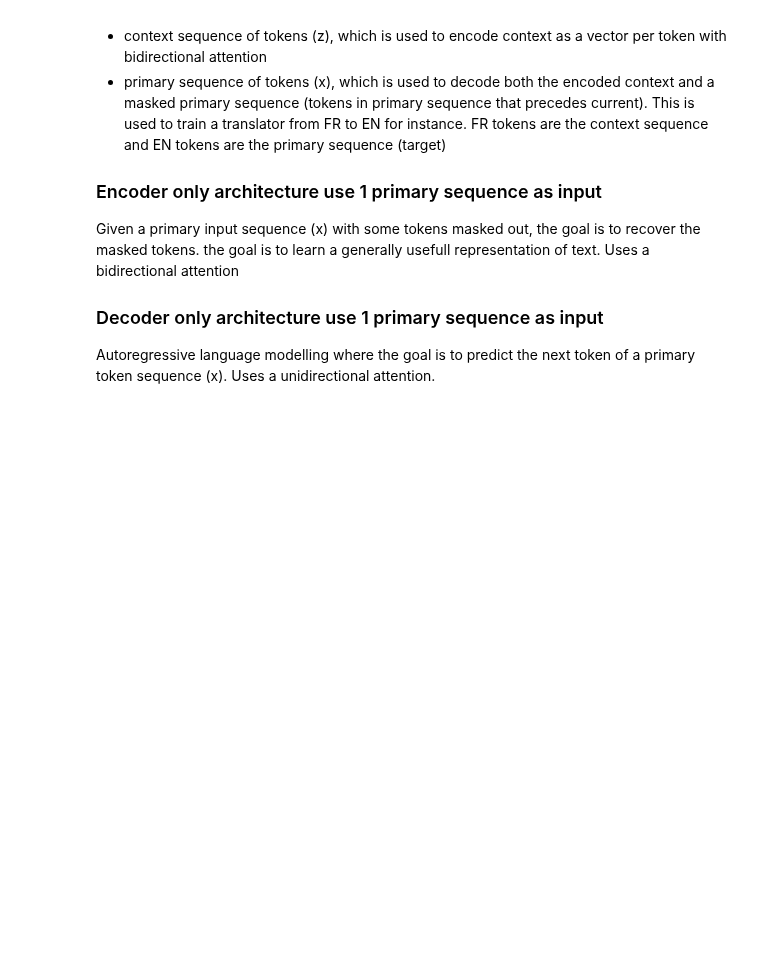
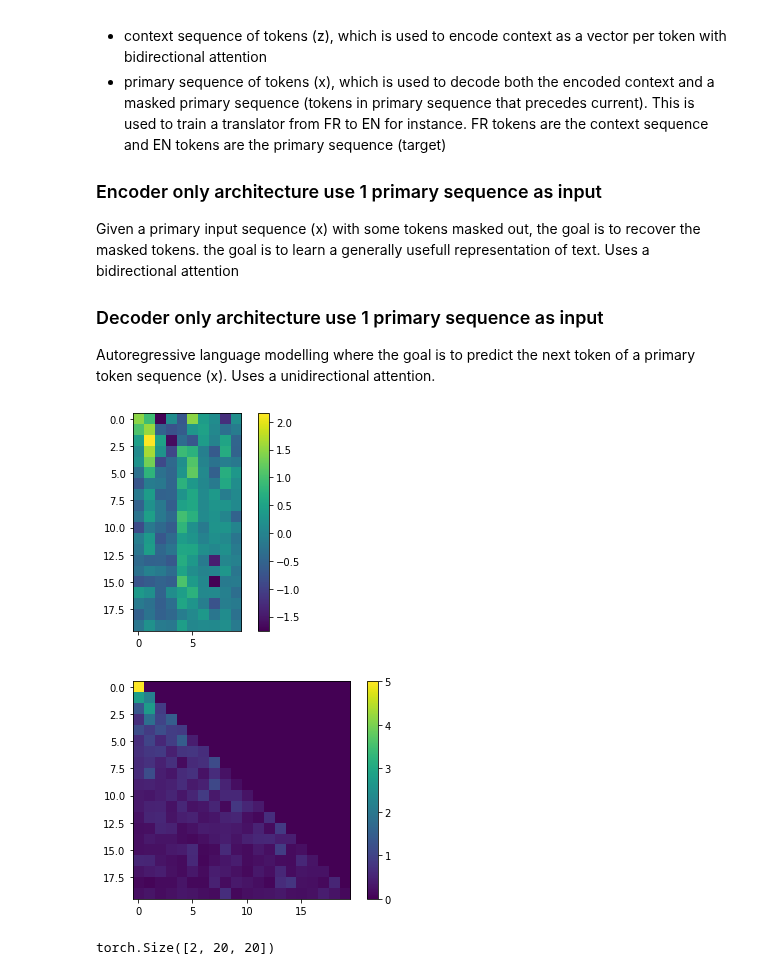
Before and after one commit to jean-kunz/transformer_implementations, a Jupyter notebook: notebooks/components.ipynb, the cells around one changed output. Drawn from its saved outputs; the diff is of its cells as text; code cells hidden in the pictures; blank space fills up the shorter version.

```diff
--- a/notebooks/components.ipynb
+++ b/notebooks/components.ipynb
@@ -272,32 +291,53 @@ Given a primary input sequence (x) with some tokens masked out, the goal is to r
 Autoregressive language modelling where the goal is to predict the next token of a primary token sequence (x). Uses a unidirectional attention.
 # %%
 #| export
-def attention(query: torch.Tensor, key: torch.Tensor, value: torch.Tensor, mask: torch.Tensor=None, dropout: torch.nn.Module=None):
+def attention(query: torch.Tensor, key: torch.Tensor, value: torch.Tensor,
+              mask: torch.Tensor=None, dropout: torch.nn.Module=None, verbose:bool=False) -> tuple[torch.Tensor, torch.Tensor]:
     # is the size of atttention (=d//nb heads, where d is the size of attn model)
     d_k = query.size(-1)
     scores = (query @ key.transpose(-2,-1)) /(torch.sqrt(torch.tensor(d_k, requires_grad=False)))
     if mask is not None:
-        # mask scores with -inf. If we masked_fill(mask, -inf), it would mask when mask ==1 (is true). We want to mask when it's 0.
+        # mask scores with -inf when mask is False. If we masked_fill(mask, -inf), it would mask when mask ==1 (is true). We want to mask when it's 0 (false).
         scores = scores.masked_fill(mask==0, float('-inf'))
+    if verbose:
+        print("scores, mask", mask is not None, scores)
     soft = F.softmax(scores, dim=-1)
+    if verbose:
+        print("soft, mask", mask is not None, soft)
     if dropout is not None:
         soft = dropout(soft)
     atn = soft @ value
+    if verbose:
+        print("atn, mask", mask is not None, atn)
+
     assert atn.shape == query.shape, "atn shape should be the same as input tensors key, query, value"
-    return atn
+    return atn, soft
 # %%
-h = 2 #nb of heads
+h = 5 #nb of heads
 d_k = embedding_dim//h
+batch_size=2
 # shape is batch, h, seq_len, d_k
-Q = torch.randn((1, h, seq_len, d_k),generator=g, device=device)
-K = torch.randn((1, h, seq_len, d_k),generator=g, device=device)
-V = torch.randn((1, h, seq_len, d_k),generator=g, device=device)
-print(seq_len, embedding_dim)
+Q = torch.randn((batch_size, h, seq_len, d_k),generator=g, device=device)
+K = torch.randn((batch_size, h, seq_len, d_k),generator=g, device=device)
+V = torch.randn((batch_size, h, seq_len, d_k),generator=g, device=device)
 mask = unidirectional_mask(seq_len).to(device)
-atn = attention(Q,K,V, mask=mask, dropout=torch.nn.Dropout(0.1))
-plt.imshow(atn[0][1].cpu().numpy())
+atn, atn_weight = attention(Q,K,V, mask=mask, dropout=torch.nn.Dropout(0.))
+atn_no_mask, attn_weight_no_mask = attention(Q,K,V, dropout=torch.nn.Dropout(0.))
+
+plt.imshow(atn[0][0].cpu().numpy())
 plt.colorbar()
 plt.show()
+
+plt.imshow(torch.sum(atn_weight, dim=1)[0].cpu().numpy())
+plt.colorbar()
+plt.show()
+# %% [output]
+[figure, added]
+[figure, added]
+# %%
+torch.sum(atn_weight, dim=1).shape
+# %% [output]
+torch.Size([2, 20, 20])
 # %%
 #| export
 
```
Also changed, not shown: parts of 15 cells of this notebook, 2 other files.
